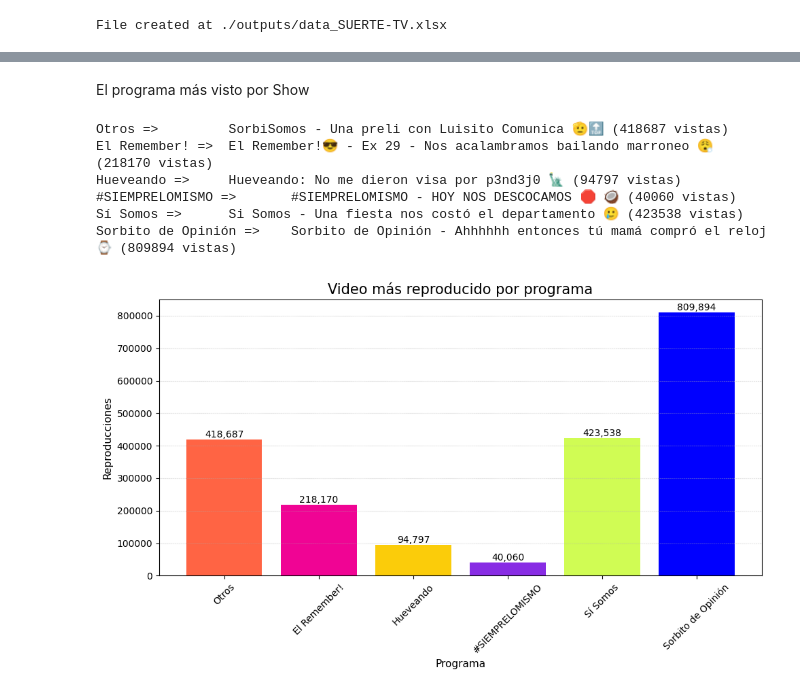
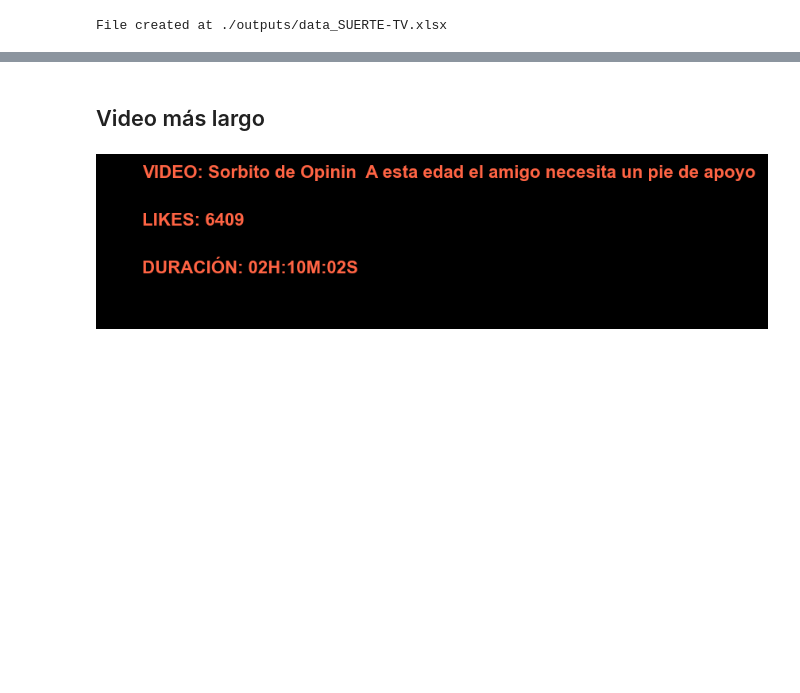
Before and after one commit to nx96/yt-data, a Jupyter notebook: GetDataFromYTChannel.ipynb, the cells around one changed output, grey strips where cells are left out. Saved outputs shown, nothing was run; the diff lists cells and outputs as text; code cells hidden in the pictures; blank space fills up the shorter version.

Commit message:
NDQS: Add graphs

```diff
--- a/GetDataFromYTChannel.ipynb
+++ b/GetDataFromYTChannel.ipynb
@@ -34,12 +37,6 @@ plot_text(df)
-# %% [markdown]
-El programa más visto por Show
+# %% [markdown]
+## Video más largo
 # %%
-plot_show(df)
+plot_longest_video(df)
 # %% [output]
-Otros =>         SorbiSomos - Una preli con Luisito Comunica 🫡🔝 (418687 vistas)
-El Remember! =>  El Remember!😎 - Ex 29 - Nos acalambramos bailando marroneo 😮‍💨 (218170 vistas)
-Hueveando =>     Hueveando: No me dieron visa por p3nd3j0 🗽 (94797 vistas)
-#SIEMPRELOMISMO =>       #SIEMPRELOMISMO - HOY NOS DESCOCAMOS 🛑 🥥 (40060 vistas)
-Sí Somos =>      Si Somos - Una fiesta nos costó el departamento 🥲 (423538 vistas)
-Sorbito de Opinión =>    Sorbito de Opinión - Ahhhhhh entonces tú mamá compró el reloj ⌚️ (809894 vistas)
-[figure, old version]
+[figure, new version]
```
Also changed, not shown: parts of 10 cells of this notebook, 1 other file.
